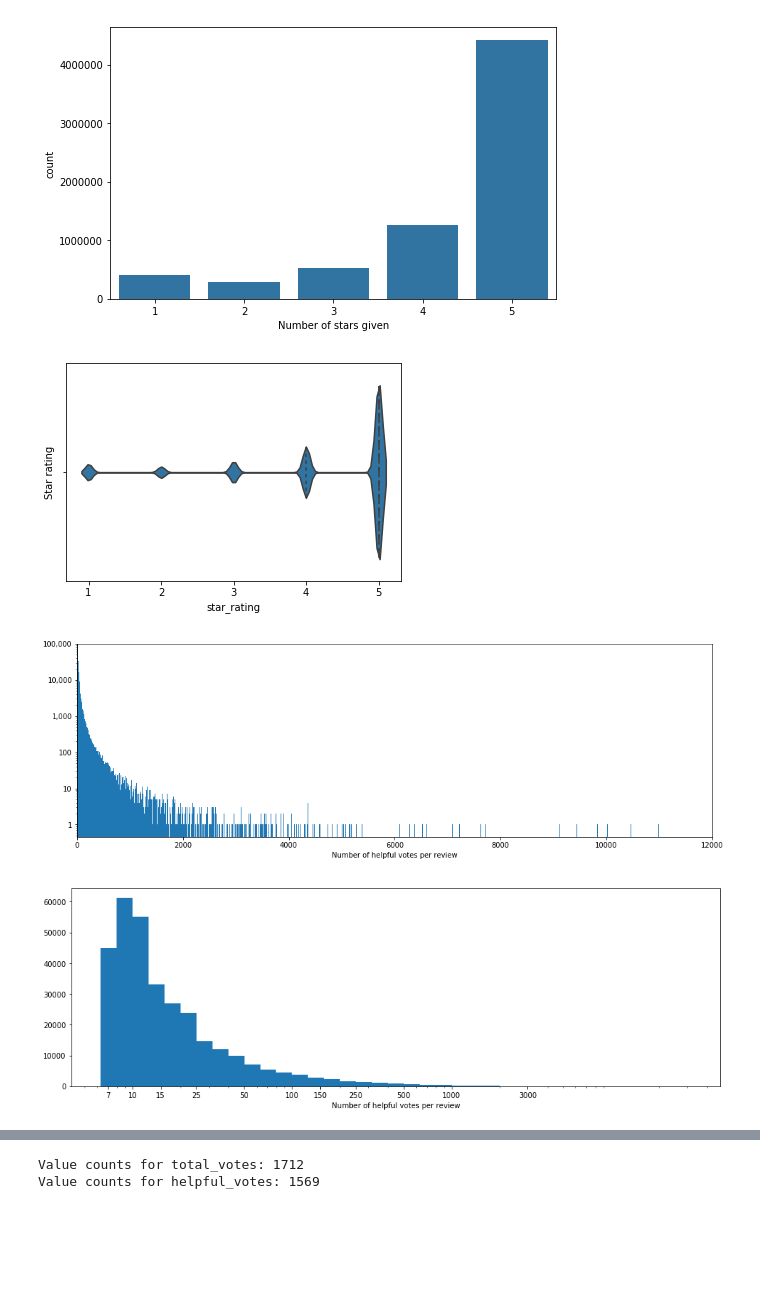
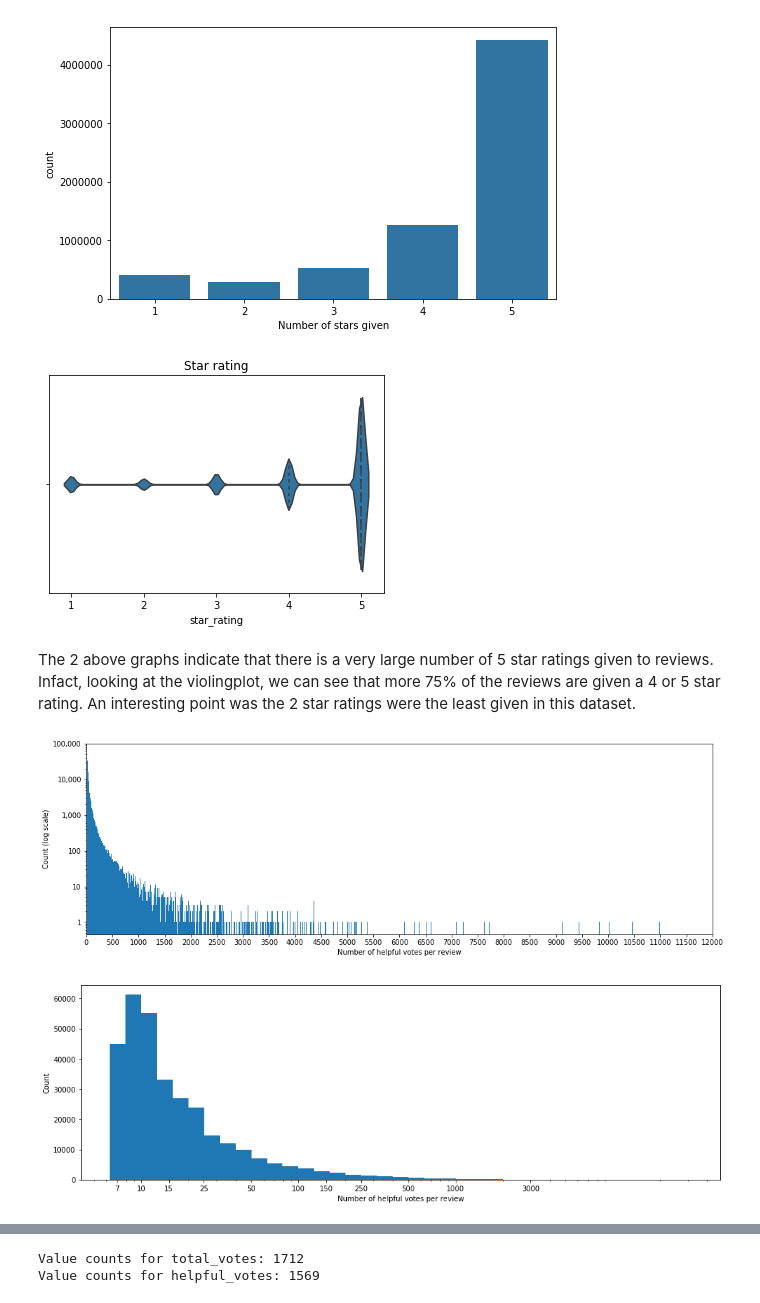
Before and after one commit to ElectricKea/CommunicateFindings_Udacity_Project, a Jupyter notebook: exploration.ipynb, the cells around one changed output, grey strips where cells are left out. Cells and saved outputs as stored; diff of their text form; code cells hidden in the pictures; blank space fills up the shorter version.

```diff
--- a/exploration.ipynb
+++ b/exploration.ipynb
@@ -360,10 +361,12 @@ plt.show()
 [figure]
 # %%
 sb.violinplot(x = reviews["star_rating"], inner = 'quartile')
-plt.ylabel('Star rating')
+plt.title('Star rating')
 plt.show()
 # %% [output]
-[figure, old version]
+[figure, new version]
+# %% [markdown]
+The 2 above graphs indicate that there is a very large number of 5 star ratings given to reviews. Infact, looking at the violingplot, we can see that more 75% of the reviews are given a 4 or 5 star rating. An interesting point was the 2 star ratings were the least given in this dataset.
 # %%
 binsize = 10
 bins = np.arange(0, reviews.helpful_votes.max()+binsize, binsize)
@@ -371,13 +374,15 @@ bins = np.arange(0, reviews.helpful_votes.max()+binsize, binsize)
 plt.figure(figsize=[16, 5])
 plt.hist(data=reviews, x="helpful_votes", bins = bins)
 plt.yscale('log')
+plt.ylabel('Count (log scale)')
 plt.yticks([1e0, 1e1, 1e2, 1e3, 1e4, 1e5], ['1', '10', '100', '1,000', '10,000', '100,000', '1,000,000', '10,000,000'])
 plt.xlim(left=0, right=12000)
+plt.xticks(np.arange(0, 12500, 500))
 plt.ylim(top=100000)
 plt.xlabel('Number of helpful votes per review')
 plt.show()
 # %% [output]
-[figure, old version]
+[figure, new version]
 # %%
 #The above histogram and its bin values show that there's a long tail in the distribution, that goes out quite
 #far so I'll move it to a log scale.
@@ -387,11 +392,12 @@ bins = 10 ** np.arange(0.8, np.log10(reviews.helpful_votes.max())+log_binsize, l
 plt.figure(figsize=[16, 5])
 plt.hist(data=reviews, x="helpful_votes", bins = bins)
 plt.xscale('log')
+plt.ylabel('Count')
 plt.xticks([7e0, 1e1, 1.5e1, 2.5e1, 5e1, 1e2, 1.5e2, 2.5e2, 5e2, 1e3,3e3], ['7', '10', '15', '25', '50', '100', '150', '250', '500', '1000', '3000'])
 plt.xlabel('Number of helpful votes per review')
 plt.show()
 # %% [output]
-[figure, old version]
+[figure, new version]
 # %%
 binsize = 10
 bins = np.arange(0, reviews.total_votes.max()+binsize, binsize)
```
Also changed, not shown: parts of 22 cells of this notebook, 1 other file.
